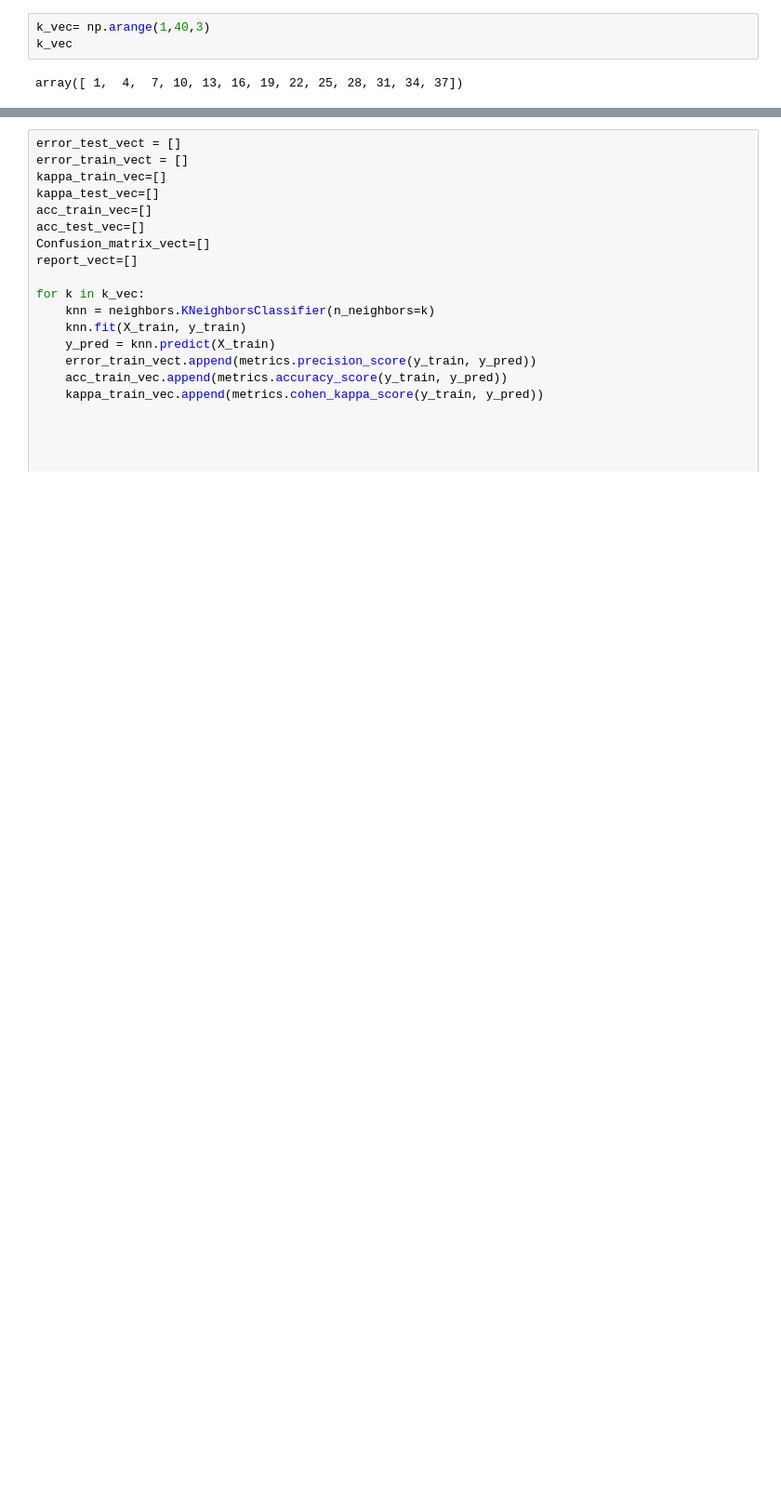
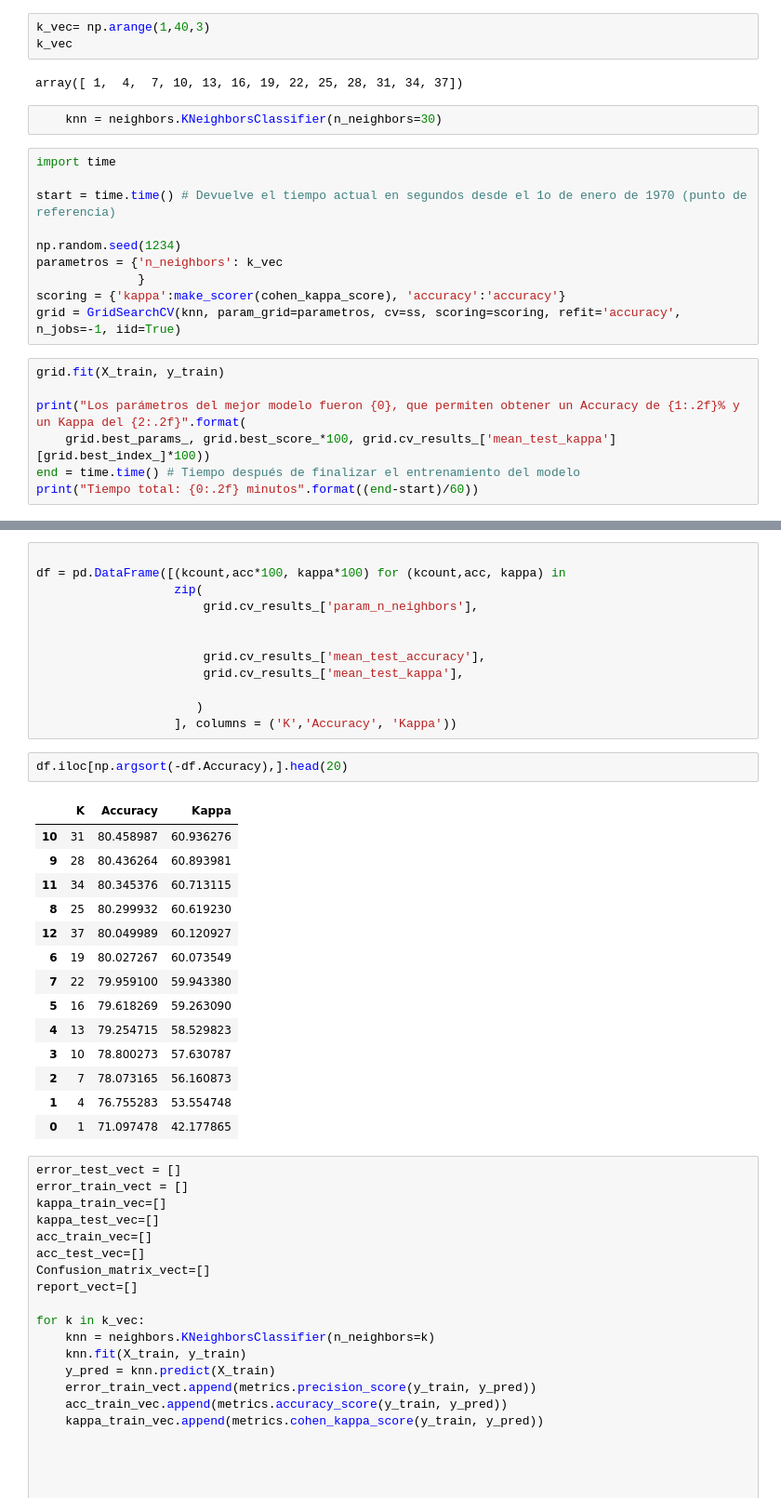
Before and after one commit to Brik000/Analitica, a Jupyter notebook: Proyecto Final/proyecto.ipynb, the cells around one changed output, grey strips where cells are left out. Shown at 93% size. Drawn from its saved outputs; the diff is of its cells as text; blank space fills up the shorter version.

```diff
--- a/Proyecto Final/proyecto.ipynb
+++ b/Proyecto Final/proyecto.ipynb
@@ -342,3 +350,22 @@ k_vec= np.arange(1,40,3)
 k_vec
 # %% [output]
 array([ 1,  4,  7, 10, 13, 16, 19, 22, 25, 28, 31, 34, 37])
+# %%
+    knn = neighbors.KNeighborsClassifier(n_neighbors=30)
+# %%
+import time
+
+start = time.time() # Devuelve el tiempo actual en segundos desde el 1o de enero de 1970 (punto de referencia)
+
+np.random.seed(1234)
+parametros = {'n_neighbors': k_vec
+              }
+scoring = {'kappa':make_scorer(cohen_kappa_score), 'accuracy':'accuracy'}
+grid = GridSearchCV(knn, param_grid=parametros, cv=ss, scoring=scoring, refit='accuracy', n_jobs=-1, iid=True)
+# %%
+grid.fit(X_train, y_train)
+
+print("Los parámetros del mejor modelo fueron {0}, que permiten obtener un Accuracy de {1:.2f}% y un Kappa del {2:.2f}".format(
+    grid.best_params_, grid.best_score_*100, grid.cv_results_['mean_test_kappa'][grid.best_index_]*100))
+end = time.time() # Tiempo después de finalizar el entrenamiento del modelo
+print("Tiempo total: {0:.2f} minutos".format((end-start)/60))
@@ -345,3 +399,32 @@ array([ 1,  4,  7, 10, 13, 16, 19, 22, 25, 28, 31, 34, 37])
+# %%
+
+df = pd.DataFrame([(kcount,acc*100, kappa*100) for (kcount,acc, kappa) in
+                   zip(
+                       grid.cv_results_['param_n_neighbors'],
+
+
+                       grid.cv_results_['mean_test_accuracy'],
+                       grid.cv_results_['mean_test_kappa'],
+
+                      )
+                   ], columns = ('K','Accuracy', 'Kappa'))
+# %%
+df.iloc[np.argsort(-df.Accuracy),].head(20)
+# %% [output]
+|  | K | Accuracy | Kappa |
+| 10 | 31 | 80.458987 | 60.936276 |
+| 9 | 28 | 80.436264 | 60.893981 |
+| 11 | 34 | 80.345376 | 60.713115 |
+| 8 | 25 | 80.299932 | 60.619230 |
+| 12 | 37 | 80.049989 | 60.120927 |
+| 6 | 19 | 80.027267 | 60.073549 |
+| 7 | 22 | 79.959100 | 59.943380 |
+| 5 | 16 | 79.618269 | 59.263090 |
+| 4 | 13 | 79.254715 | 58.529823 |
+| 3 | 10 | 78.800273 | 57.630787 |
+| 2 | 7 | 78.073165 | 56.160873 |
+| 1 | 4 | 76.755283 | 53.554748 |
+| 0 | 1 | 71.097478 | 42.177865 |
 # %%
 error_test_vect = []
 error_train_vect = []
```
Also changed, not shown: parts of 41 cells of this notebook.
